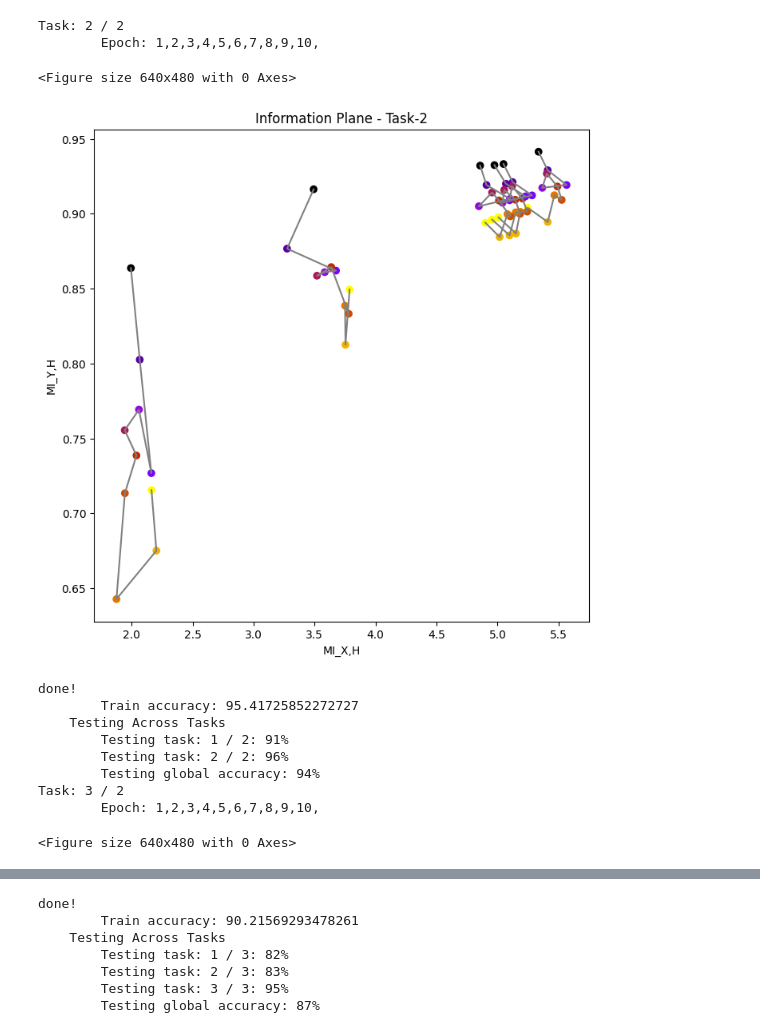
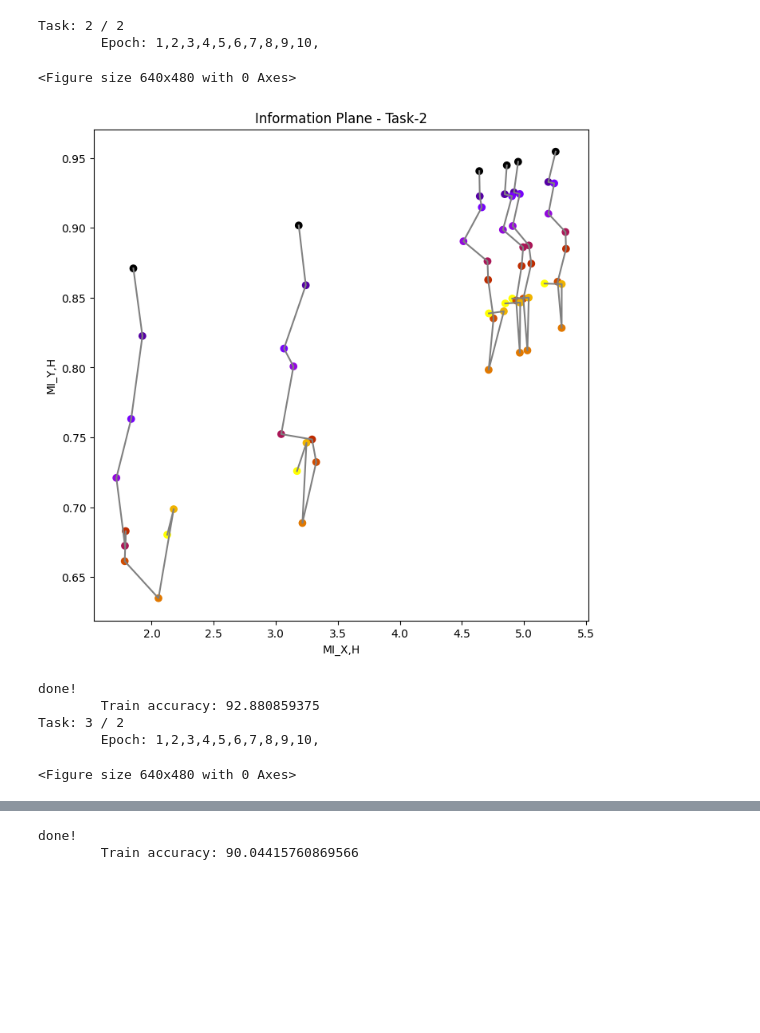
Before and after one commit to prasanthyss/MAT1510_Project-, a Jupyter notebook: incremental_batch_learning.ipynb, the cells around one changed output, grey strips where cells are left out. Saved outputs shown, nothing was run; the diff lists cells and outputs as text; code cells hidden in the pictures; blank space fills up the shorter version.

Commit message:
Added several plots across each method

```diff
--- a/incremental_batch_learning.ipynb
+++ b/incremental_batch_learning.ipynb
@@ -225,3 +232,8 @@ class Model(nn.Module):
       h4 = torch.tanh(self.fc4(h3))
       h5 = torch.tanh(self.fc5(h4))
       return h1, h2, h3, h4, h5
+# %%
+#@title Get Data
+test_loaders = []
+for task in tasks:
+    test_loaders.append(get_test_loader(task))
@@ -233,10 +261,10 @@ class_heads = {i : nn.Linear(3, len(tasks[0])).to(device) for i in range(len(tas
 loss_function = nn.NLLLoss()
 
 # Test Setup
-test_set_accuracy   = {}
+test_tracker = make_test_tracker(len(tasks))
 
 # Mutual Information Setup
-MI_loader   = get_MI_loader(tasks[0])
-layers      = len(list(model.children())) + 1
-MI_XH_tasks = torch.zeros(len(tasks), epochs, layers)
-MI_YH_tasks = torch.zeros(len(tasks), epochs, layers)
+MI_loader = get_MI_loader(tasks[0])
+layers    = len(list(model.children())) + 1
+MI_XH     = torch.zeros(len(tasks), epochs, layers)
+MI_YH     = torch.zeros(len(tasks), epochs, layers)
@@ -332,17 +339,17 @@ done!
 # %%
 # Online Training
-for taskNum in range(1, len(tasks)):
-    print("Task:", taskNum+1, "/", len(tasks) - 1)
+for task_num in range(1, len(tasks)):
+    print("Task:", task_num+1, "/", len(tasks))
     accuracy = 0
     N = 0
 
     model.train()
-    parameters = list(model.parameters()) + list(class_heads[taskNum].parameters())
+    parameters = list(model.parameters()) + list(class_heads[task_num].parameters())
     optimizer = optim.SGD(parameters,
                           lr=offline_lr,
                           momentum=momentum,
                           weight_decay=weight_decay)
-    train_loader, test_loader = get_loaders(tasks[taskNum])
+    train_loader = get_train_loader(tasks[task_num])
 
     print("        Epoch: ", end="")
     for epoch in range(epochs):
@@ -352,55 +359,47 @@ for taskNum in range(1, len(tasks)):
 
             # forward pass
             h1, h2, h3, h4, h5 = model(images)
-            h6 = F.log_softmax(class_heads[taskNum](h5), dim = 1)
+            h6 = F.log_softmax(class_heads[task_num](h5), dim = 1)
             loss = loss_function(h6, labels)
 
             # backpropagation
             optimizer.zero_grad()
             loss.backward()
             optimizer.step()
 
             # check if predicted labels are equal to true labels
             predicted_labels = torch.argmax(h6,dim=1)
             accuracy += torch.sum((predicted_labels==labels).float()).item()
             N += images.shape[0]
 
 
         ### Calculate Mutual Information Offline Phase ###
-
-        MI_XH, MI_YH = compute_mutual_information(model, class_heads, taskNum, MI_loader)
-        MI_XH_tasks[taskNum, epoch] = MI_XH
-        MI_YH_tasks[taskNum, epoch] = MI_YH
+        MI_XH[task_num, epoch], MI_YH[task_num, epoch] = compute_mutual_information(model, class_heads, 0, MI_loader)
+        ### Calculate Test Performance ###
+        update_test_tracker(test_tracker, model, class_heads, task_num, test_loaders)
 
     plt.figure()
     fig, ax = plt.subplots(figsize=(8, 8))
     ax.set_xlabel('MI_X,H')
     ax.set_ylabel('MI_Y,H')
-    title = ax.set_title(f'Information Plane - Task-{taskNum+1}')
+    title = ax.set_title(f'Information Plane - Task-{task_num+1}')
     cmap = plt.get_cmap('gnuplot', epochs)
     colors = [cmap(i) for i in np.linspace(0, 1, epochs)]
-    ax.plot(MI_XH_tasks[taskNum], MI_YH_tasks[taskNum], '-', color='gray')
+    ax.plot(MI_XH[task_num], MI_YH[task_num], '-', color='gray')
     for layer in range(layers):
-        im = ax.scatter(MI_XH_tasks[taskNum, :,layer], MI_YH_tasks[taskNum, :,layer], c=colors)
+        im = ax.scatter(MI_XH[task_num, :,layer], MI_YH[task_num, :,layer], c=colors)
 
     plt.show()
 
     print("done!")
     print("        Train accuracy:", 100. * accuracy/N)
-    print("    Testing Across Tasks")
-    overall, specific = test_tasks(model, class_heads, tasks[:taskNum+1])
-    test_set_accuracy[taskNum] = specific[taskNum, epoch] = MI_YH
 # %% [output]
 Task: 2 / 2
         Epoch: 1,2,3,4,5,6,7,8,9,10,
 <Figure size 640x480 with 0 Axes>
-[figure, old version]
+[figure, new version]
 done!
-        Train accuracy: 95.41725852272727
-    Testing Across Tasks
-        Testing task: 1 / 2: 91%
-        Testing task: 2 / 2: 96%
-        Testing global accuracy: 94%
+        Train accuracy: 92.880859375
 Task: 3 / 2
         Epoch: 1,2,3,4,5,6,7,8,9,10,
 <Figure size 640x480 with 0 Axes>
@@ -408,7 +407,2 @@ Task: 3 / 2
 done!
-        Train accuracy: 90.21569293478261
-    Testing Across Tasks
-        Testing task: 1 / 3: 82%
-        Testing task: 2 / 3: 83%
-        Testing task: 3 / 3: 95%
-        Testing global accuracy: 87%
+        Train accuracy: 90.04415760869566
```
Also changed, not shown: parts of 14 cells of this notebook, 2 other files.
